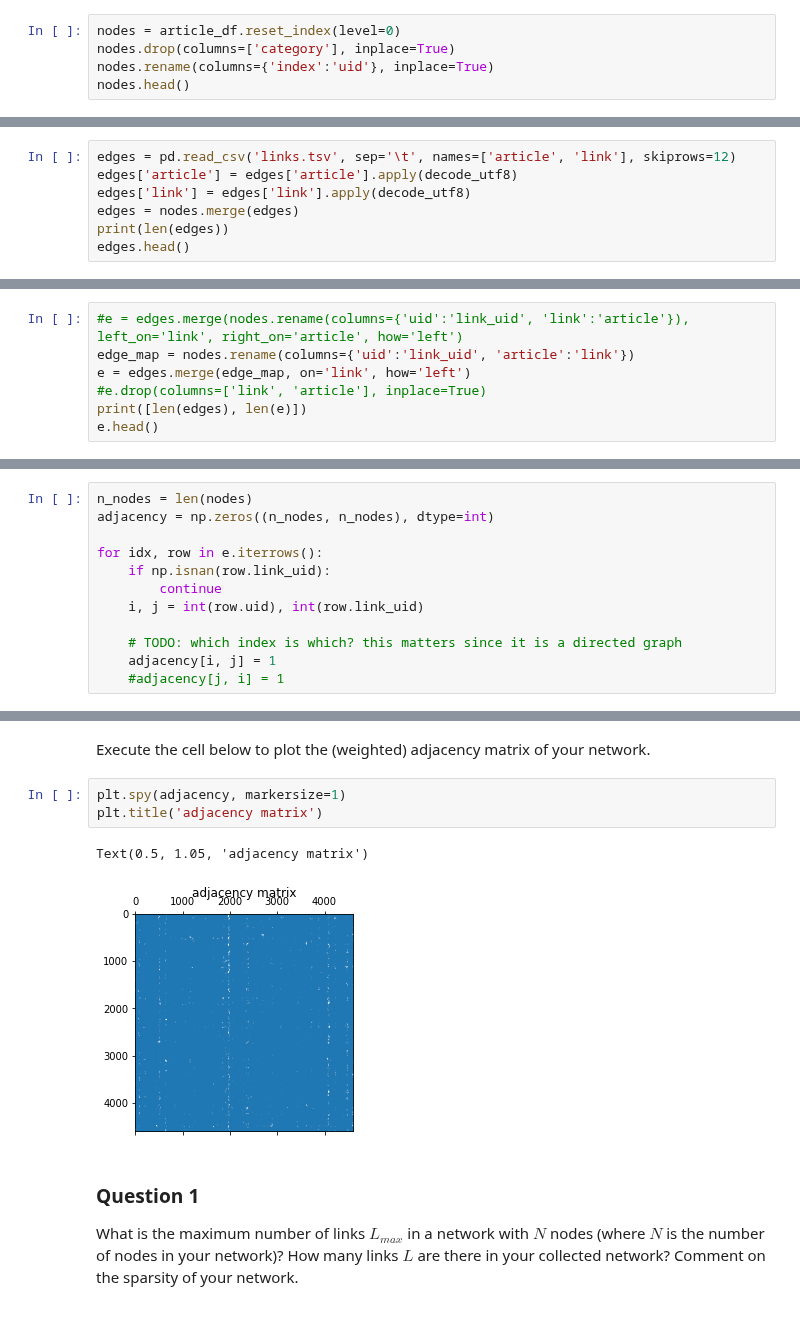
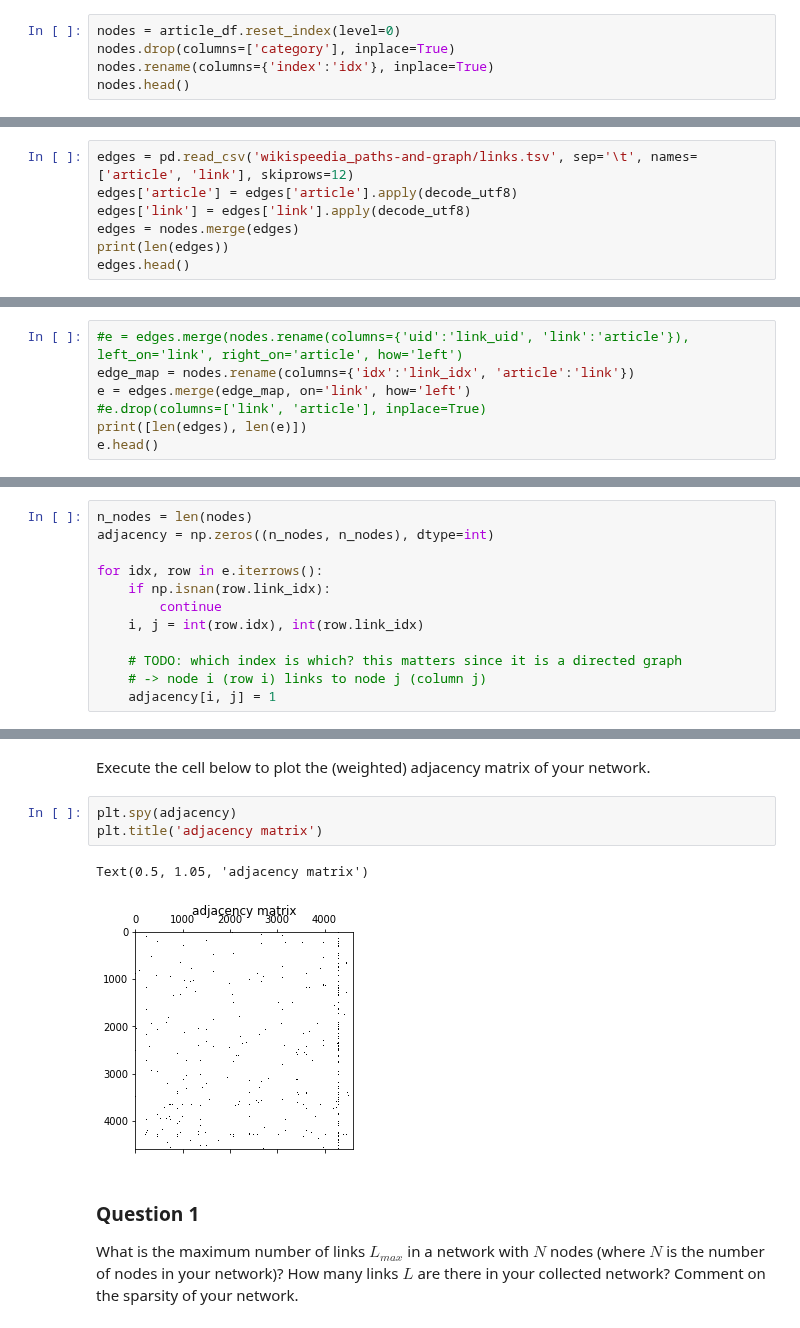
Before and after one commit to isabelaconstantin/wikinet, a Jupyter notebook: milestone1/1_network_properties.ipynb, the cells around one changed output, grey strips where cells are left out. Saved outputs shown, nothing was run; the diff lists cells and outputs as text.

```diff
--- a/milestone1/1_network_properties.ipynb
+++ b/milestone1/1_network_properties.ipynb
@@ -129,6 +122,6 @@ SyntaxError: invalid syntax (<ipython-input-13-15f6da0b404e>, line 3)
 # %%
 nodes = article_df.reset_index(level=0)
 nodes.drop(columns=['category'], inplace=True)
-nodes.rename(columns={'index':'uid'}, inplace=True)
+nodes.rename(columns={'index':'idx'}, inplace=True)
 nodes.head()
 # %% [output]
@@ -139,7 +132,7 @@ nodes.head()
 | 3 | 3 | Éire |
 | 4 | 4 | Óengus_I_of_the_Picts |
 # %%
-edges = pd.read_csv('links.tsv', sep='\t', names=['article', 'link'], skiprows=12)
+edges = pd.read_csv('wikispeedia_paths-and-graph/links.tsv', sep='\t', names=['article', 'link'], skiprows=12)
 edges['article'] = edges['article'].apply(decode_utf8)
 edges['link'] = edges['link'].apply(decode_utf8)
 edges = nodes.merge(edges)
@@ -155,7 +148,7 @@ edges.head()
 | 4 | 0 | Áedán_mac_Gabráin | Ireland |
 # %%
 #e = edges.merge(nodes.rename(columns={'uid':'link_uid', 'link':'article'}), left_on='link', right_on='article', how='left')
-edge_map = nodes.rename(columns={'uid':'link_uid', 'article':'link'})
+edge_map = nodes.rename(columns={'idx':'link_idx', 'article':'link'})
 e = edges.merge(edge_map, on='link', how='left')
 #e.drop(columns=['link', 'article'], inplace=True)
 print([len(edges), len(e)])
@@ -173,23 +166,23 @@ n_nodes = len(nodes)
 adjacency = np.zeros((n_nodes, n_nodes), dtype=int)
 
 for idx, row in e.iterrows():
-    if np.isnan(row.link_uid):
+    if np.isnan(row.link_idx):
         continue
-    i, j = int(row.uid), int(row.link_uid)
+    i, j = int(row.idx), int(row.link_idx)
 
     # TODO: which index is which? this matters since it is a directed graph
+    # -> node i (row i) links to node j (column j)
     adjacency[i, j] = 1
-    #adjacency[j, i] = 1
 # %% [markdown]
 ## Part 2
 # %% [markdown]
 Execute the cell below to plot the (weighted) adjacency matrix of your network.
 # %%
-plt.spy(adjacency, markersize=1)
+plt.spy(adjacency)
 plt.title('adjacency matrix')
 # %% [output]
 Text(0.5, 1.05, 'adjacency matrix')
-[figure, old version]
+[figure, new version]
 # %% [markdown]
 ### Question 1
 
```
Also changed, not shown: parts of 15 cells of this notebook.
